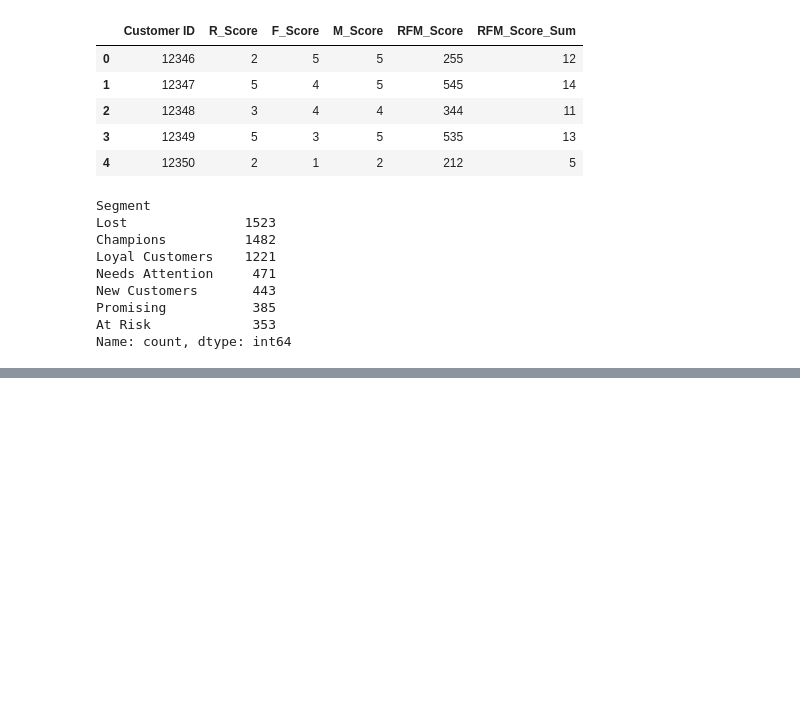
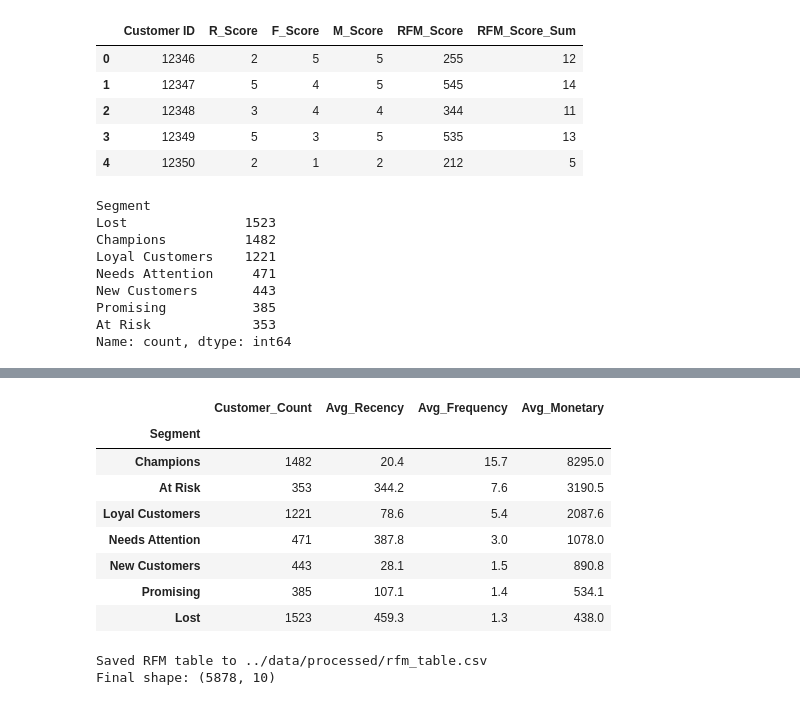
Before and after one commit to abhibaw/ecommerce-rfm-customer-segmentation, a Jupyter notebook: notebook/03_rfm_scoring.ipynb, the cells around one changed output, grey strips where cells are left out. Cells and saved outputs as stored; diff of their text form; code cells hidden in the pictures; blank space fills up the shorter version.

```diff
--- a/notebook/03_rfm_scoring.ipynb
+++ b/notebook/03_rfm_scoring.ipynb
@@ -127,0 +151,28 @@ Name: count, dtype: int64
+# %%
+segment_summary = rfm.groupby('Segment').agg(
+    Customer_Count=('Customer ID', 'count'),
+    Avg_Recency=('Recency', 'mean'),
+    Avg_Frequency=('Frequency', 'mean'),
+    Avg_Monetary=('Monetary', 'mean')
+).round(1).sort_values('Avg_Monetary', ascending=False)
+
+segment_summary
+# %% [output]
+|  | Customer_Count | Avg_Recency | Avg_Frequency | Avg_Monetary |
+| Segment |  |  |  |  |
+| Champions | 1482 | 20.4 | 15.7 | 8295.0 |
+| At Risk | 353 | 344.2 | 7.6 | 3190.5 |
+| Loyal Customers | 1221 | 78.6 | 5.4 | 2087.6 |
+| Needs Attention | 471 | 387.8 | 3.0 | 1078.0 |
+| New Customers | 443 | 28.1 | 1.5 | 890.8 |
+| Promising | 385 | 107.1 | 1.4 | 534.1 |
+| Lost | 1523 | 459.3 | 1.3 | 438.0 |
+# %%
+output_path = "../data/processed/rfm_table.csv"
+rfm.to_csv(output_path, index=False)
+
+print(f"Saved RFM table to {output_path}")
+print("Final shape:", rfm.shape)
+# %% [output]
+Saved RFM table to ../data/processed/rfm_table.csv
+Final shape: (5878, 10)
```
Also changed, not shown: parts of 1 cell of this notebook.
